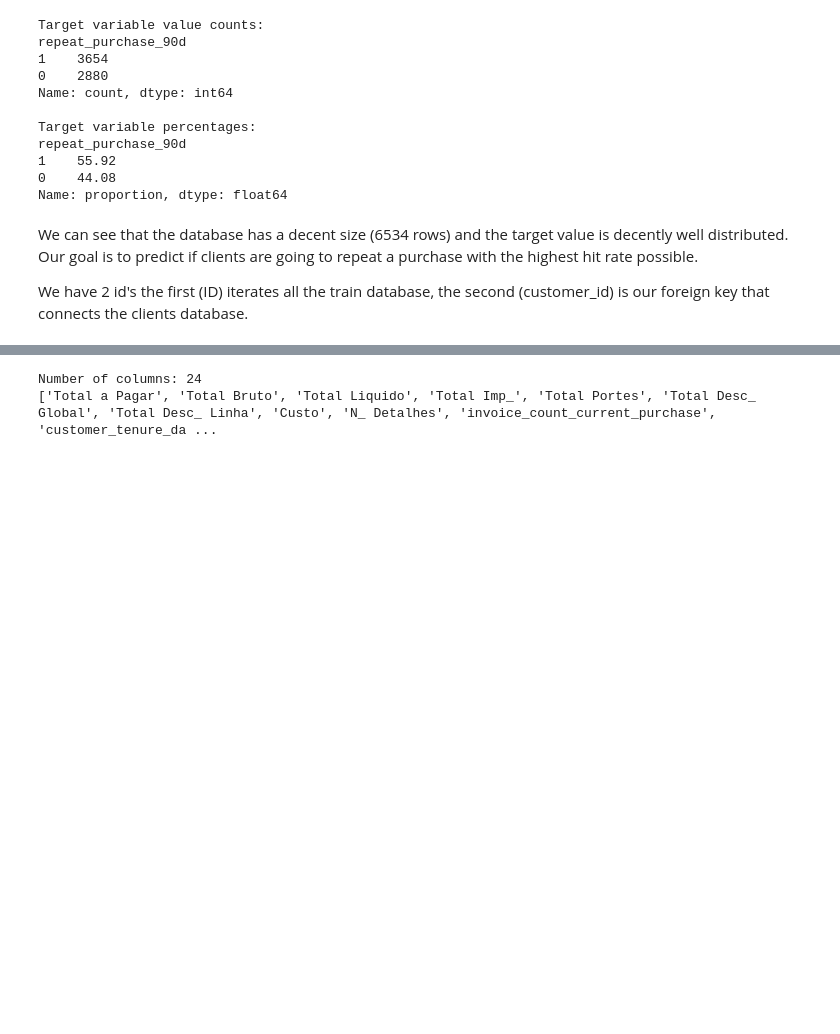
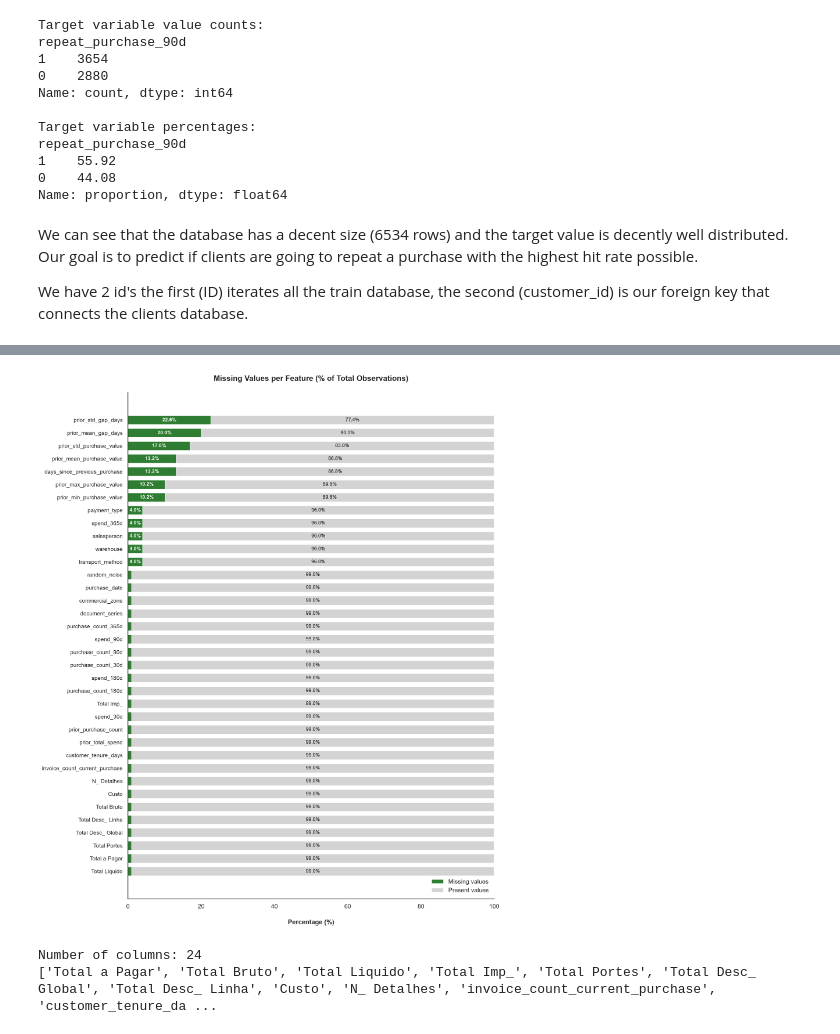
Before and after one commit to jxbarbosax/Machine-Learning, a Jupyter notebook: Data prep.ipynb, the cells around one changed output, grey strips where cells are left out. Drawn from its saved outputs; the diff is of its cells as text; code cells hidden in the pictures; blank space fills up the shorter version.

Commit message:
Substitui Data prep.ipynb pela versao da branch barbosa

```diff
--- a/Data prep.ipynb
+++ b/Data prep.ipynb
@@ -8,6 +8,7 @@ import seaborn as sns
 %config InlineBackend.figure_format = 'retina'
 
 sns.set_theme()
+sns.set_style("white")
 
 # Is it worth using
 # We need to analyse it and decide if merging it is an option
@@ -16,3 +17,15 @@ clientes = pd.read_csv("data/clientes.csv", index_col="customer_id",
 
 df = pd.read_csv("data/train.csv", index_col="ID",
                        float_precision="round_trip")
+
+test = pd.read_csv("data/test.csv", index_col="ID",
+                       float_precision="round_trip")
+
+# df_merged = df.merge(
+#    clientes,
+#    on="customer_id",
+#    how="left",
+#    validate="many_to_one"
+#)
+#
+#print("Merged rows:", len(df_merged))
@@ -170 +127,37 @@ dtype: int64
+# %%
+# Missing and percentages
+
+missing_pct = (df.isnull().mean() * 100).round(1).sort_values(ascending=True)
+missing_pct = missing_pct[missing_pct > 0]
+
+present_pct = (100 - missing_pct).round(1)
+column_names = missing_pct.index.tolist()
+
+fig_height = max(6, len(column_names) * 0.4)
+fig, ax = plt.subplots(figsize=(12, fig_height))
+
+fig.patch.set_facecolor('white')
+ax.set_facecolor('white')
+
+p1 = ax.barh(y=column_names, width=missing_pct, height=0.7, color="#2E7D32", label="Missing values")
+p2 = ax.barh(y=column_names, width=present_pct, height=0.7, color="lightgrey", left=missing_pct, label="Present values")
+
+# Percentage labels
+missing_labels = [f"{val:.1f}%" if val > 2 else "" for val in missing_pct]
+present_labels = [f"{val:.1f}%" if val > 2 else "" for val in present_pct]
+
+ax.bar_label(p1, labels=missing_labels, color="white", label_type="center", fontsize=9, fontweight="bold")
+ax.bar_label(p2, labels=present_labels, color="black", label_type="center", fontsize=9)
+
+# Styling and formatting
+ax.legend(loc="lower right", frameon=True, facecolor="white", edgecolor="none")
+ax.set_title("Missing Values per Feature (% of Total Observations)\n", fontsize=14, fontweight="bold")
+ax.set_xlabel("\nPercentage (%)", fontsize=12, fontweight="bold")
+ax.set_xlim(0, 100)
+plt.yticks(fontsize=10)
+sns.despine(right=True, top=True)
+plt.tight_layout()
+plt.show()
+# %% [output]
+[figure, added]
 # %%
```
Also changed, not shown: parts of 47 cells of this notebook.
